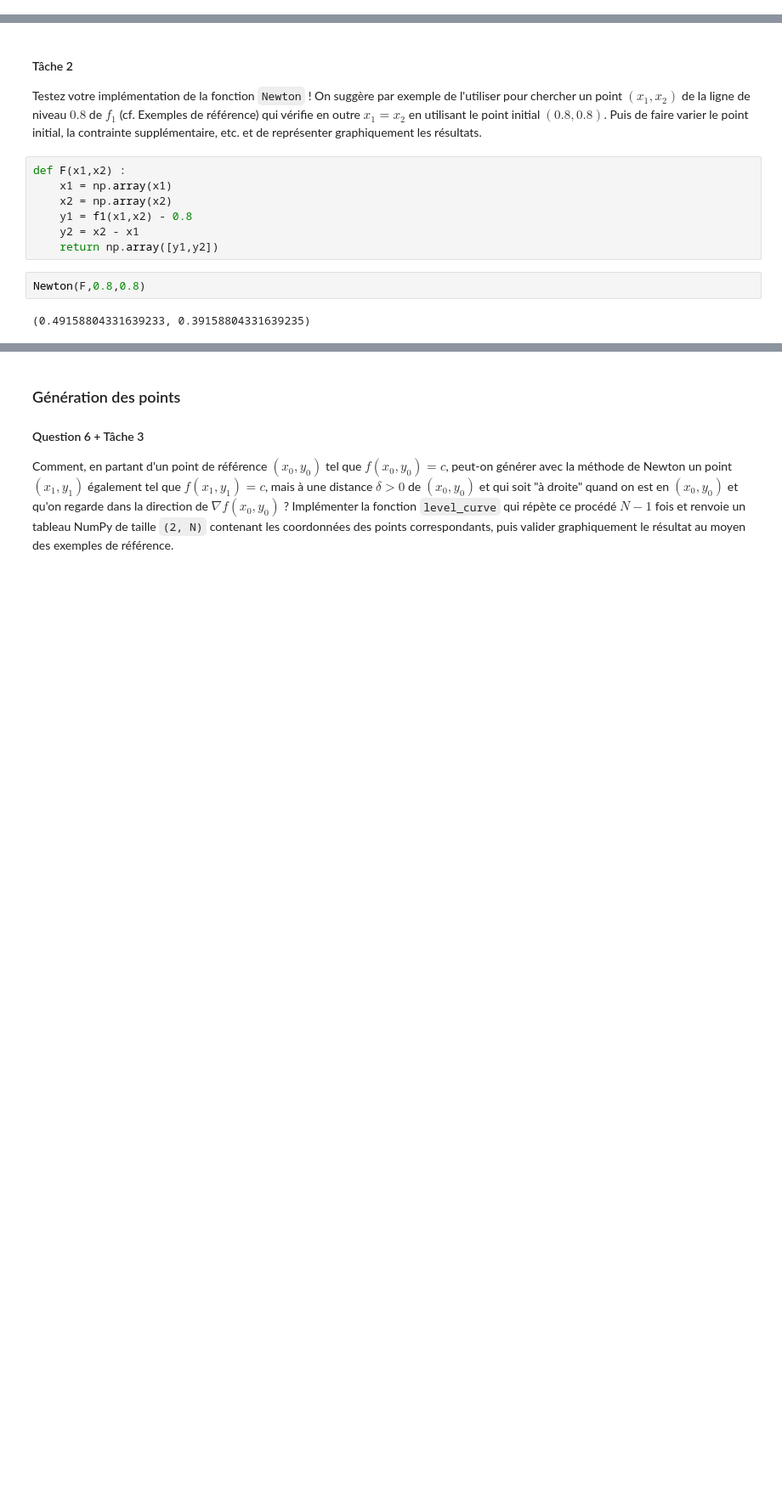
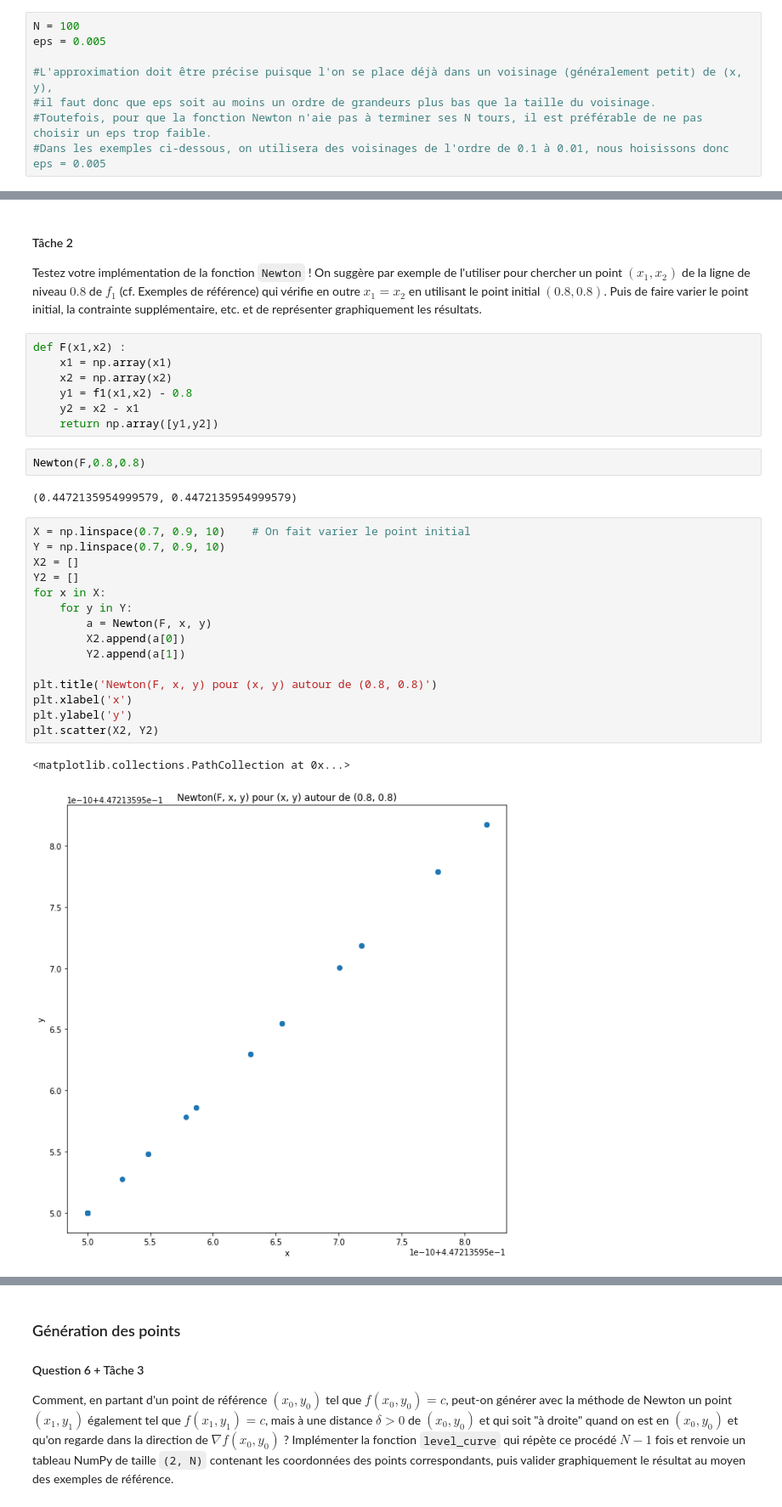
Before and after one commit to MariusAlonso/Projet-calcul-differentiel, a Jupyter notebook: Reponse.ipynb, the cells around one changed output, grey strips where cells are left out. Shown at 85% size. Saved outputs shown, nothing was run; the diff lists cells and outputs as text; blank space fills up the shorter version.

```diff
--- a/Reponse.ipynb
+++ b/Reponse.ipynb
@@ -320,3 +317,11 @@ eps = 0.00001
+# %%
+N = 100
+eps = 0.005
+
+#L'approximation doit être précise puisque l'on se place déjà dans un voisinage (généralement petit) de (x, y),
+#il faut donc que eps soit au moins un ordre de grandeurs plus bas que la taille du voisinage.
+#Toutefois, pour que la fonction Newton n'aie pas à terminer ses N tours, il est préférable de ne pas choisir un eps trop faible.
+#Dans les exemples ci-dessous, on utilisera des voisinages de l'ordre de 0.1 à 0.01, nous hoisissons donc eps = 0.005
 # %% [markdown]
 #### Tâche 1
 
@@ -351,4 +356,22 @@ def F(x1,x2) :
 # %%
 Newton(F,0.8,0.8)
 # %% [output]
-(0.49158804331639233, 0.39158804331639235)
+(0.4472135954999579, 0.4472135954999579)
+# %%
+X = np.linspace(0.7, 0.9, 10)    # On fait varier le point initial
+Y = np.linspace(0.7, 0.9, 10)
+X2 = []
+Y2 = []
+for x in X:
+    for y in Y:
+        a = Newton(F, x, y)
+        X2.append(a[0])
+        Y2.append(a[1])
+
+plt.title('Newton(F, x, y) pour (x, y) autour de (0.8, 0.8)')
+plt.xlabel('x')
+plt.ylabel('y')
+plt.scatter(X2, Y2)
+# %% [output]
+<matplotlib.collections.PathCollection at 0x...>
+[figure, added]
```
Also changed, not shown: parts of 2 cells of this notebook.
